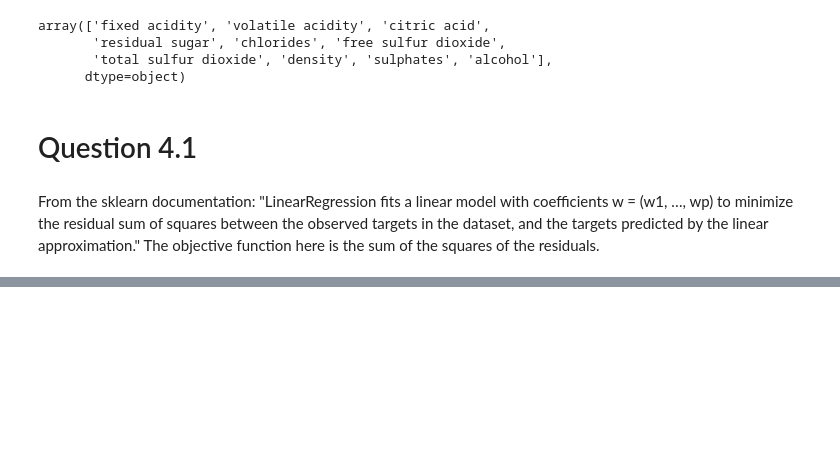
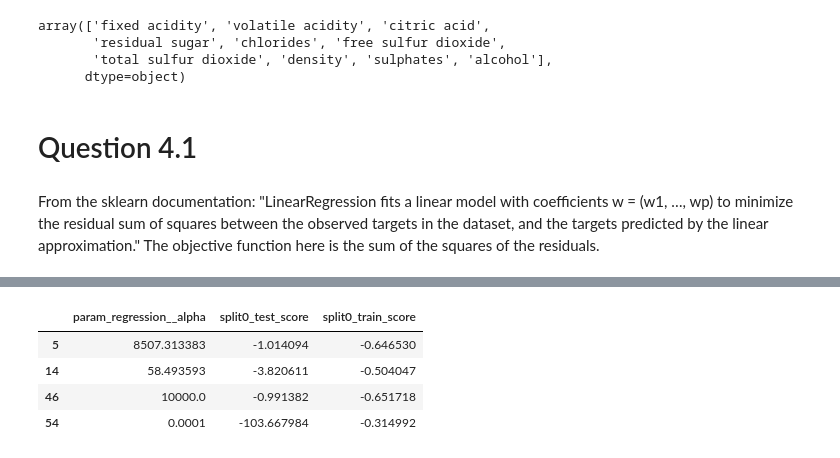
Before and after one commit to papaymaguire/ece219-project4, a Jupyter notebook: project4/notebooks/wine_nb.ipynb, the cells around one changed output, grey strips where cells are left out. Cells and saved outputs as stored; diff of their text form; code cells hidden in the pictures; blank space fills up the shorter version.

```diff
--- a/project4/notebooks/wine_nb.ipynb
+++ b/project4/notebooks/wine_nb.ipynb
@@ -263,0 +218,13 @@ array([[-0.08751629,  0.73733262, -0.61536113, ..., -0.91477744,
+# %%
+from sklearn.preprocessing import PolynomialFeatures
+from sklearn.pipeline import Pipeline
+polynomial_pipe = Pipeline(steps=[
+    ('poly', PolynomialFeatures()),
+    ('regression', Ridge())
+])
+poly_regress = TrainingHelper(polynomial_pipe, processed_data, 'reduced')
+poly_space = {
+    "poly__degree": (2,6),
+    "regression__alpha": (1e-4, 1e4, 'log-uniform')
+}
+poly_est, poly_results, poly_rmse = poly_regress.bayes(poly_space, n_iter=64)
@@ -263,0 +272,8 @@ array([[-0.08751629,  0.73733262, -0.61536113, ..., -0.91477744,
+# %%
+poly_results[poly_results['param_poly__degree'] == 5][['param_regression__alpha', 'split0_test_score', 'split0_train_score']]
+# %% [output]
+|  | param_regression__alpha | split0_test_score | split0_train_score |
+| 5 | 8507.313383 | -1.014094 | -0.646530 |
+| 14 | 58.493593 | -3.820611 | -0.504047 |
+| 46 | 10000.0 | -0.991382 | -0.651718 |
+| 54 | 0.0001 | -103.667984 | -0.314992 |
```
Also changed, not shown: parts of 69 cells of this notebook, 2 other files.
